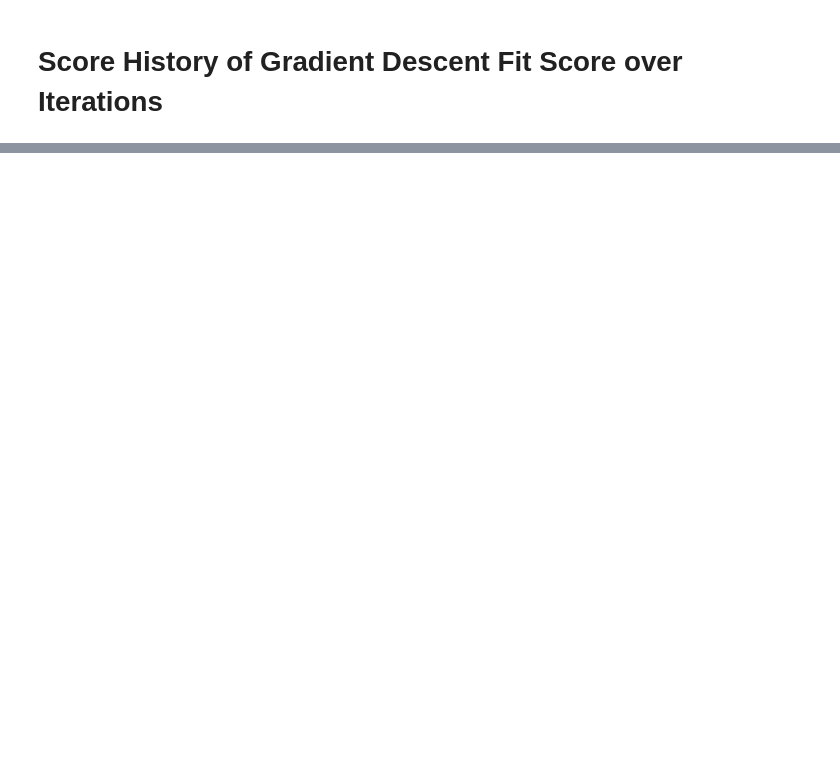
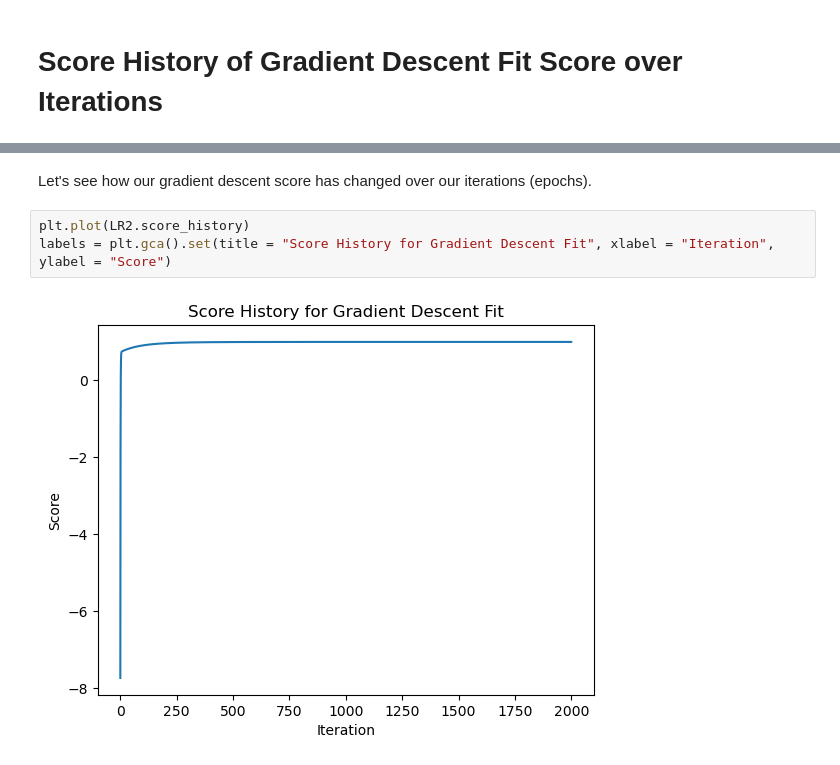
Before and after one commit to juliafairbank7/juliafairbank7.github.io, a Jupyter notebook: posts/linear-regression-post/index.ipynb, the cells around one changed output, grey strips where cells are left out. Cells and saved outputs as stored; diff of their text form; blank space fills up the shorter version.

```diff
--- a/posts/linear-regression-post/index.ipynb
+++ b/posts/linear-regression-post/index.ipynb
@@ -106,0 +183,7 @@ plt.plot(LinReg.score_history, color = "blue");
+# %% [markdown]
+Let's see how our gradient descent score has changed over our iterations (epochs).
+# %%
+plt.plot(LR2.score_history)
+labels = plt.gca().set(title = "Score History for Gradient Descent Fit", xlabel = "Iteration", ylabel = "Score")
+# %% [output]
+[figure, added]
```
Also changed, not shown: parts of 21 cells of this notebook, 16 other files.
